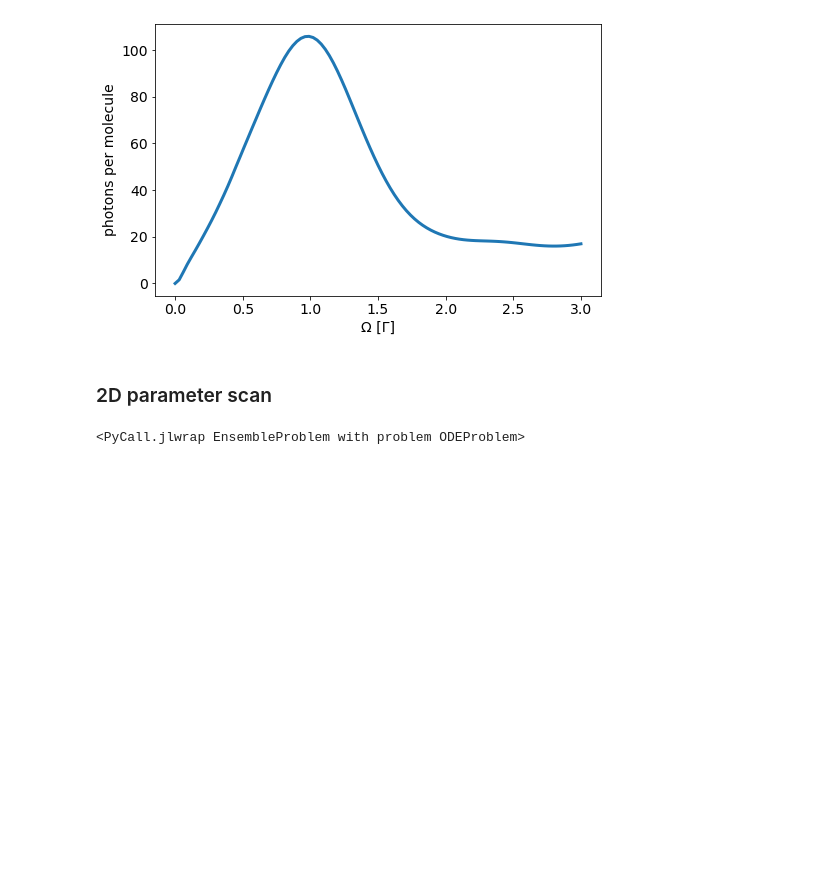
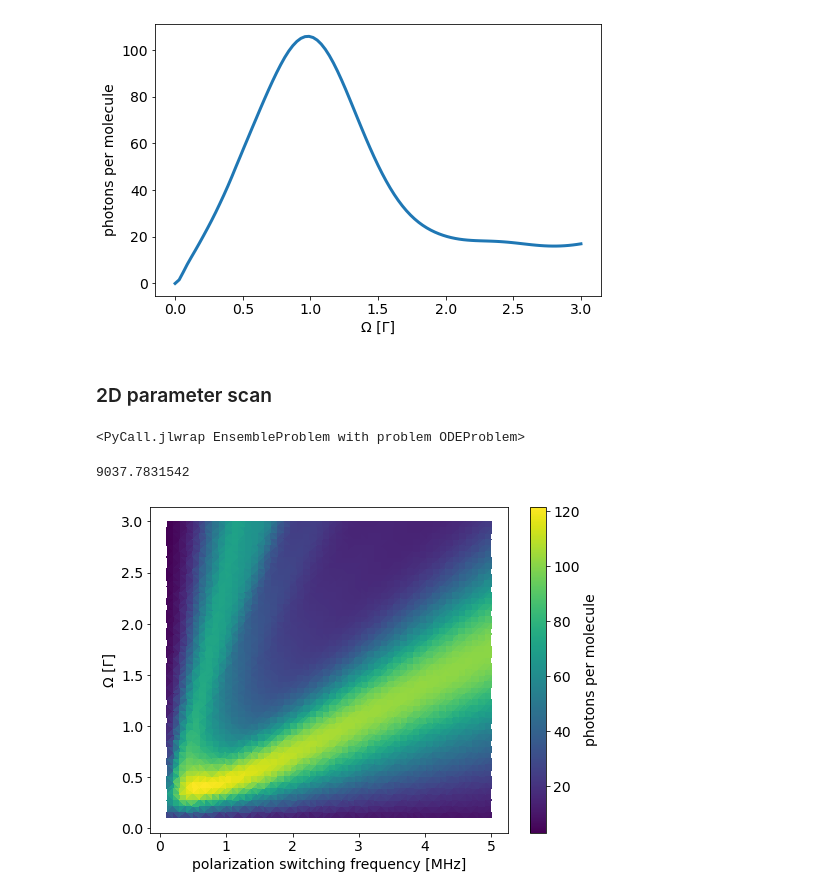
Before and after one commit to ograsdijk/optical-bloch, a Jupyter notebook: Amherst Cycling Transition.ipynb, the cells around one changed output. Saved outputs shown, nothing was run; the diff lists cells and outputs as text; code cells hidden in the pictures; blank space fills up the shorter version.

Commit message:
ran scan of Q1 cycling in constant field

```diff
--- a/Amherst Cycling Transition.ipynb
+++ b/Amherst Cycling Transition.ipynb
@@ -728,8 +732,8 @@ set_fontsize(ax, 14)
 # %% [markdown]
 ### 2D parameter scan
 # %%
-Main.Ωs = np.linspace(0.1,3,25)*Γ
-Main.νs = np.linspace(0.1,5,25)*1e6
+Main.Ωs = np.linspace(0.1,3,51)*Γ
+Main.νs = np.linspace(0.1,5,51)*1e6
 params = np.array(np.meshgrid(Main.Ωs, Main.νs)).T.reshape(-1,2)
 Main.params = params
 # %%
@@ -755,24 +759,28 @@ Main.eval("""
             abstol = 5e-7, reltol = 5e-4)
 sim.elapsedTime
 """)
+# %% [output]
+9037.7831542
 # %%
 results_scan = Main.eval("sim.u")
 # %%
 x = params[:,1].real/1e6
 y = params[:,0].real/Γ
-z = results_scan
+z = results_scan*Γ
 
 fig, ax = plt.subplots(figsize = (8,6))
 # cs = ax.tricontourf(x,y,z, levels = 15)
 cs = ax.tripcolor(x,y,z)
 
 # ax.set_xscale('log')
 
 ax.set_xlabel('polarization switching frequency [MHz]')
 ax.set_ylabel('Ω [Γ]')
 
 cbar = fig.colorbar(cs)
 cbar.ax.set_ylabel('photons per molecule')
 
 set_fontsize(ax, 14)
 set_fontsize(cbar.ax, 14)
+# %% [output]
+[figure, added]
```
Also changed, not shown: parts of 3 cells of this notebook, 2 other files.
